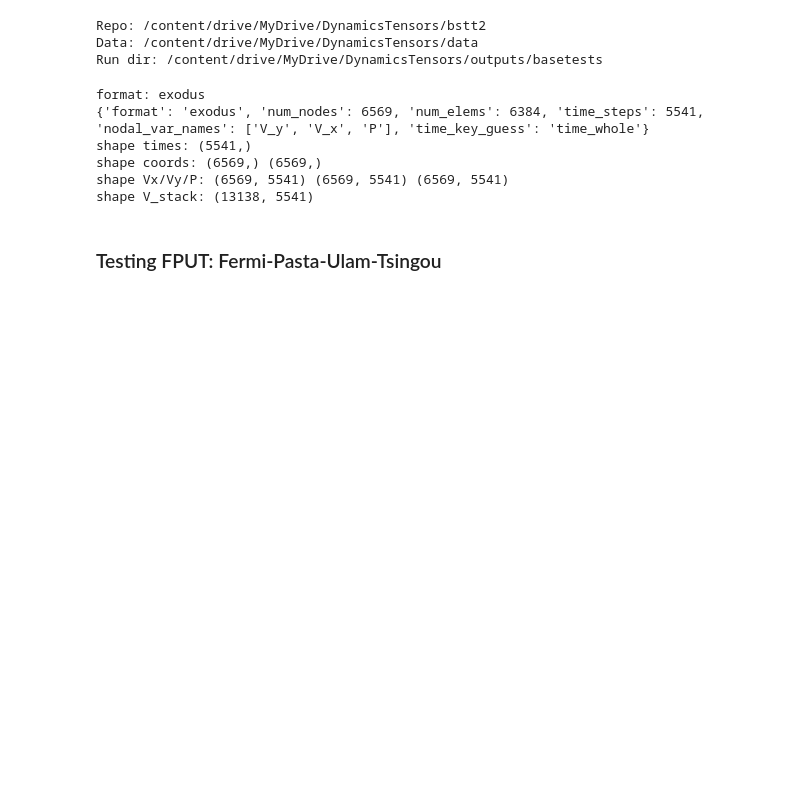
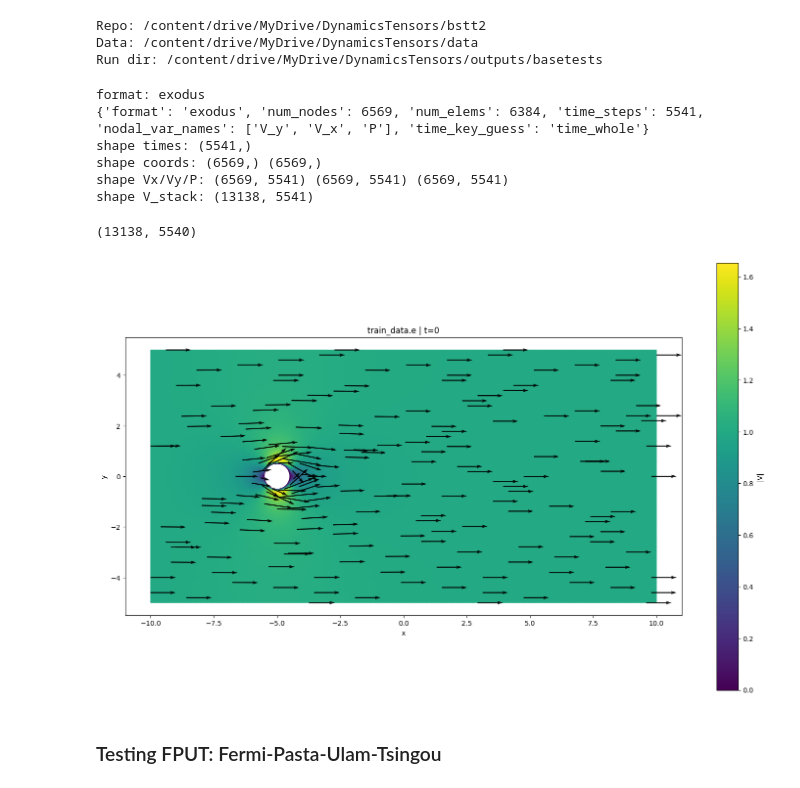
Before and after one commit to StephenVintskevich/bstt2, a Jupyter notebook: notebooks/BSTT_crossflow.ipynb, the cells around one changed output. Drawn from its saved outputs; the diff is of its cells as text; code cells hidden in the pictures; blank space fills up the shorter version.

```diff
--- a/notebooks/BSTT_crossflow.ipynb
+++ b/notebooks/BSTT_crossflow.ipynb
@@ -63,3 +68,10 @@ shape times: (5541,)
 shape coords: (6569,) (6569,)
 shape Vx/Vy/P: (6569, 5541) (6569, 5541) (6569, 5541)
 shape V_stack: (13138, 5541)
+# %%
+# Velocities vector fields extracted, data is stucked in V = [Vx,Vy,T].
+# Culculating difference ( extremely simple)
+dV_stuck = np.diff(V_stack, axis = 1)
+dV_stuck.shape
+# %% [output]
+(13138, 5540)
@@ -66,3 +122,7 @@ shape V_stack: (13138, 5541)
+# %%
+plot_vector_field(Vx,Vy,train_path)
+# %% [output]
+[figure, added]
 # %% [markdown]
 ### Testing FPUT: Fermi-Pasta-Ulam-Tsingou
 # %%
```
Also changed, not shown: parts of 4 cells of this notebook, 2 other files.
